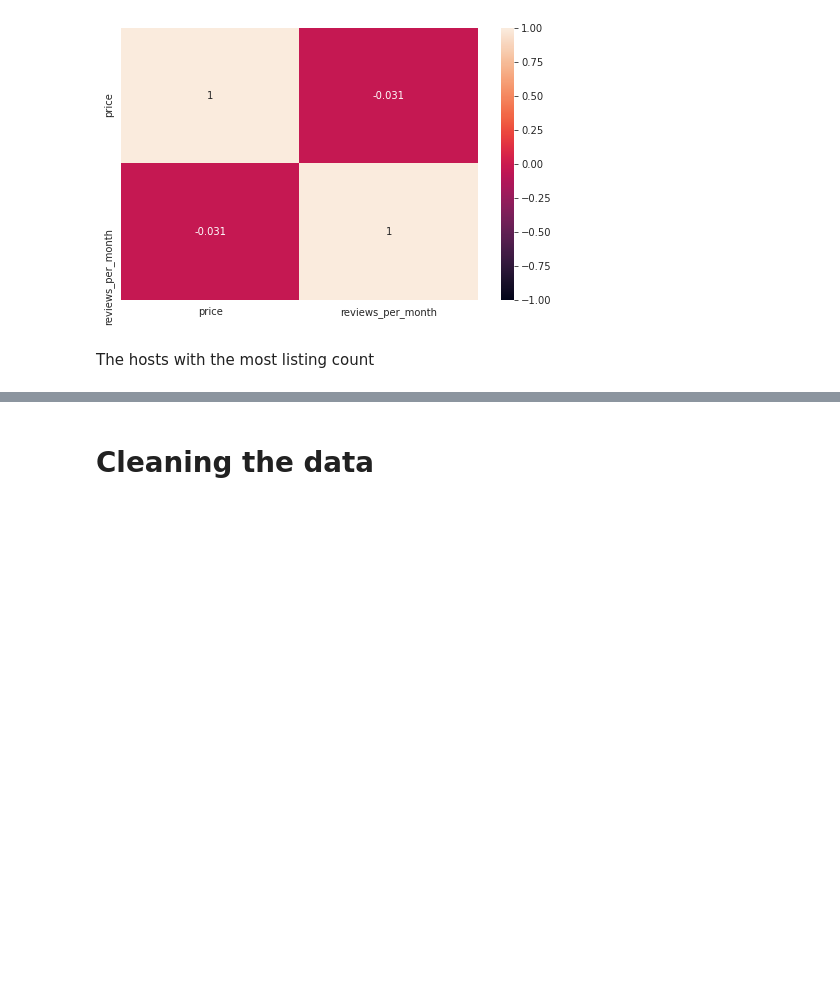
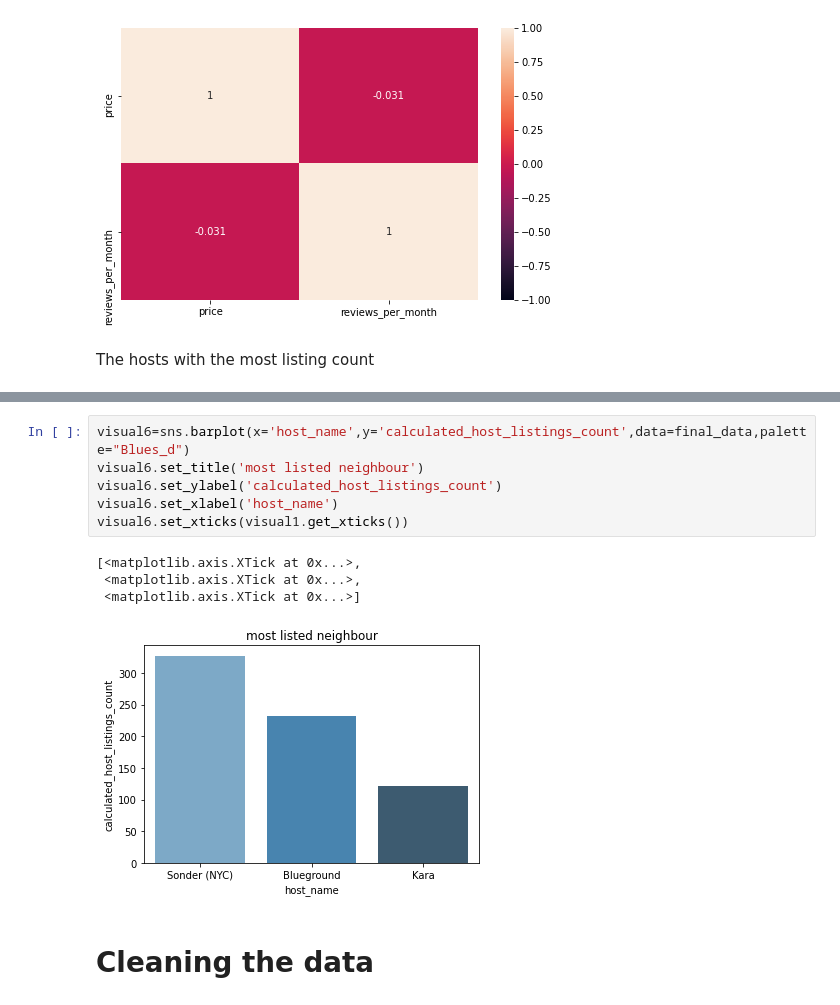
Before and after one commit to Creatrohit9/AIRBNB-PROJECT-1-CAPSTON, a Jupyter notebook: MD1WK4ROHIT_Airbnb_Bookings_Analysis_Capstone_Project.ipynb, the cells around one changed output, grey strips where cells are left out. Drawn from its saved outputs; the diff is of its cells as text; blank space fills up the shorter version.

Commit message:
Commit for visual6

```diff
--- a/MD1WK4ROHIT_Airbnb_Bookings_Analysis_Capstone_Project.ipynb
+++ b/MD1WK4ROHIT_Airbnb_Bookings_Analysis_Capstone_Project.ipynb
@@ -313,3 +305,14 @@ final_data
+# %%
+visual6=sns.barplot(x='host_name',y='calculated_host_listings_count',data=final_data,palette="Blues_d")
+visual6.set_title('most listed neighbour')
+visual6.set_ylabel('calculated_host_listings_count')
+visual6.set_xlabel('host_name')
+visual6.set_xticks(visual1.get_xticks())
+# %% [output]
+[<matplotlib.axis.XTick at 0x...>,
+ <matplotlib.axis.XTick at 0x...>,
+ <matplotlib.axis.XTick at 0x...>]
+[figure, added]
 # %% [markdown]
 # **Cleaning the data**
 # %%
```
Also changed, not shown: parts of 32 cells of this notebook.
